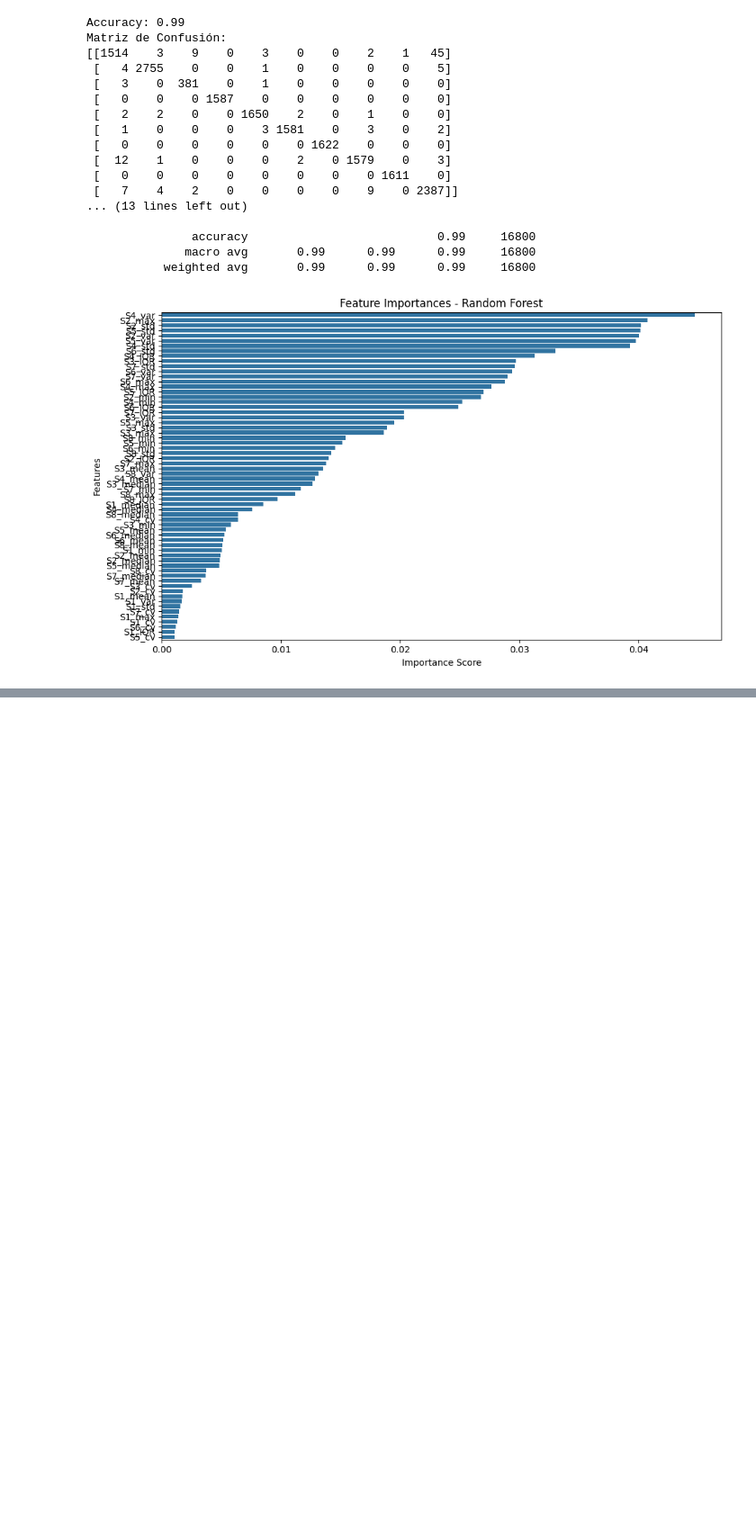
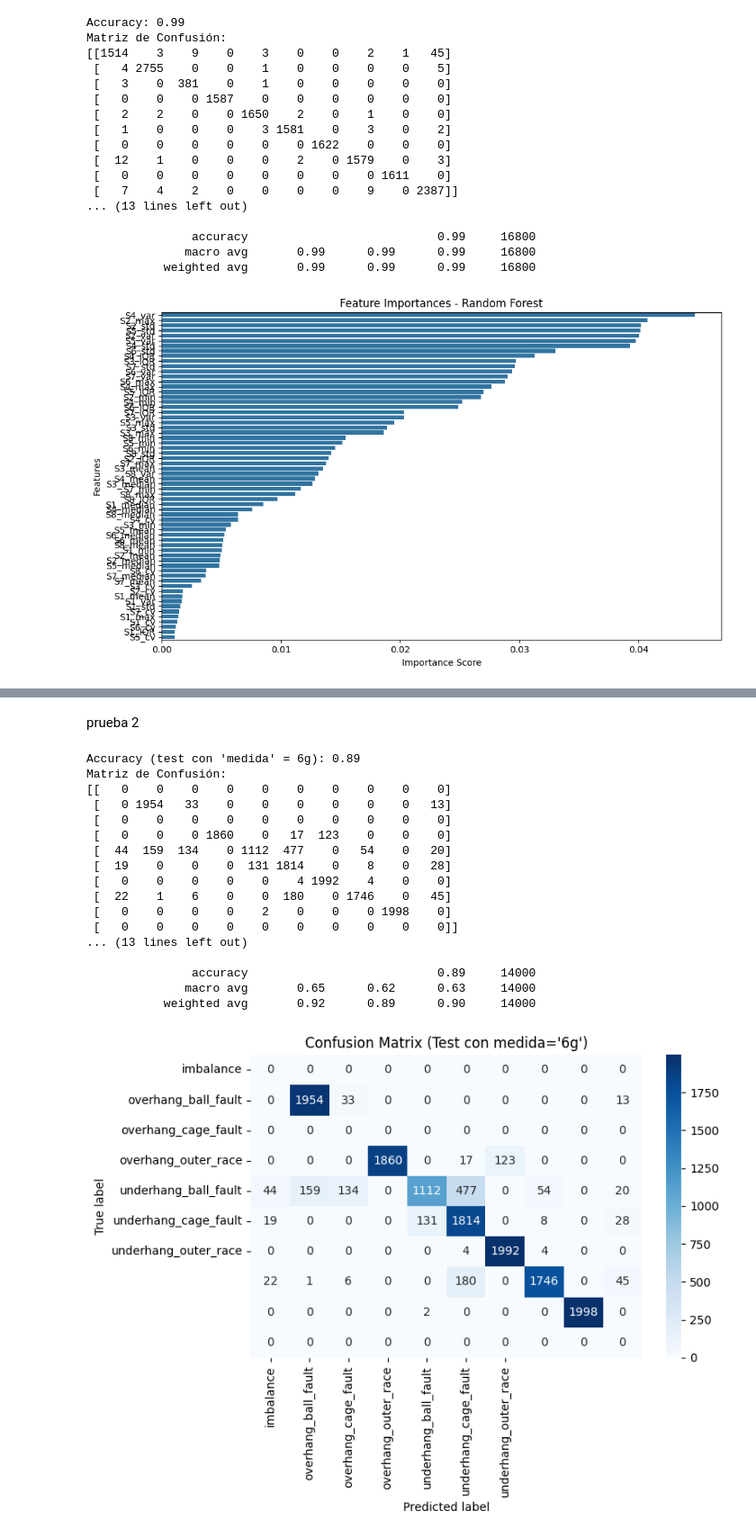
Before and after one commit to adriani94bil/Mantenimiento_Predictivo_PBL_grupo02, a Jupyter notebook: src/4_modelo_ML.ipynb, the cells around one changed output, grey strips where cells are left out. Shown at 90% size. Saved outputs shown, nothing was run; the diff lists cells and outputs as text; code cells hidden in the pictures; blank space fills up the shorter version.

Commit message:
matriz de confusión 6g

```diff
--- a/src/4_modelo_ML.ipynb
+++ b/src/4_modelo_ML.ipynb
@@ -89,0 +150,71 @@ plt.show()
+# %% [markdown]
+prueba 2
+# %%
+import pandas as pd
+from sklearn.ensemble import RandomForestClassifier
+from sklearn.metrics import accuracy_score, confusion_matrix, classification_report
+import seaborn as sns
+import matplotlib.pyplot as plt
+
+df = pd.read_csv("processed_data_ultimate.csv")
+
+
+df_train = df[df["medida"] != "6g"]  # Para entrenar
+df_test  = df[df["medida"] == "6g"]  # Para probar
+
+
+X_train = df_train.drop(columns=["Hz", "medida", "Tipo"])
+y_train = df_train["Tipo"]
+
+X_test = df_test.drop(columns=["Hz", "medida", "Tipo"])
+y_test = df_test["Tipo"]
+
+model = RandomForestClassifier(n_estimators=100, random_state=42)
+model.fit(X_train, y_train)
+
+y_pred = model.predict(X_test)
+
+acc = accuracy_score(y_test, y_pred)
+cm = confusion_matrix(y_test, y_pred)
+report = classification_report(y_test, y_pred)
+
+print(f"Accuracy (test con 'medida' = 6g): {acc:.2f}")
+print("Matriz de Confusión:")
+print(cm)
+print("Reporte de Clasificación:")
+print(report)
+
+labels = sorted(y_test.unique())  # Clases reales (ordenadas)
+plt.figure(figsize=(8, 6))
+sns.heatmap(
+    cm,
+    annot=True,
+    fmt='d',
+    cmap='Blues',
+    xticklabels=labels,
+    yticklabels=labels
+)
+plt.xlabel("Predicted label")
+plt.ylabel("True label")
+plt.title("Confusion Matrix (Test con medida='6g')")
+plt.tight_layout()
+plt.show()
+# %% [output]
+Accuracy (test con 'medida' = 6g): 0.89
+Matriz de Confusión:
+[[   0    0    0    0    0    0    0    0    0    0]
+ [   0 1954   33    0    0    0    0    0    0   13]
+ [   0    0    0    0    0    0    0    0    0    0]
+ [   0    0    0 1860    0   17  123    0    0    0]
+ [  44  159  134    0 1112  477    0   54    0   20]
+ [  19    0    0    0  131 1814    0    8    0   28]
+ [   0    0    0    0    0    4 1992    4    0    0]
+ [  22    1    6    0    0  180    0 1746    0   45]
+ [   0    0    0    0    2    0    0    0 1998    0]
+ [   0    0    0    0    0    0    0    0    0    0]]
+... (13 lines left out)
+
+               accuracy                           0.89     14000
+              macro avg       0.65      0.62      0.63     14000
+           weighted avg       0.92      0.89      0.90     14000
+[figure, added]
```
Also changed, not shown: parts of 3 cells of this notebook.
